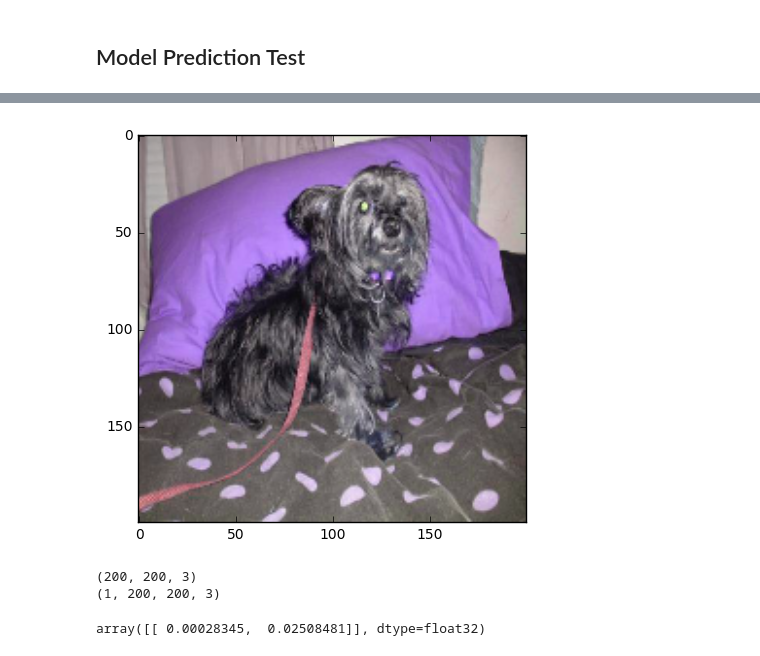
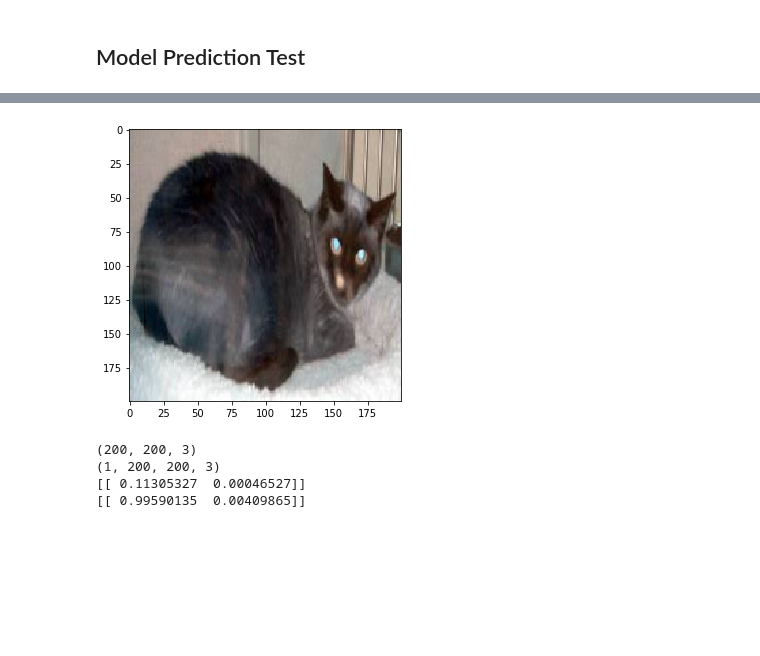
Before and after one commit to zwh42/DogVsCat, a Jupyter notebook: ModelPrediction.ipynb, the cells around one changed output, grey strips where cells are left out. Saved outputs shown, nothing was run; the diff lists cells and outputs as text; code cells hidden in the pictures; blank space fills up the shorter version.

```diff
--- a/ModelPrediction.ipynb
+++ b/ModelPrediction.ipynb
@@ -71,19 +72,23 @@ raw sample loaded.
 # %%
 
 
-img = cv2.imread(raw_samples[12500][1])
+img = cv2.imread(raw_samples[10][1])
 img = resize_image(img, (200, 200))
 plt.imshow(img)
 plt.show()
 
 img = np.asarray(img)
 print(img.shape)
 img = np.expand_dims(img, axis=0)
 print(img.shape)
 
-model.predict([img])
+predict_result = model.predict([img])
+print(predict_result)
+normalized_prediction = predict_result/np.sum(predict_result)
+print(normalized_prediction)
 # %% [output]
-[figure, old version]
+[figure, new version]
 (200, 200, 3)
 (1, 200, 200, 3)
+[[ 0.11305327  0.00046527]]
+[[ 0.99590135  0.00409865]]
-array([[ 0.00028345,  0.02508481]], dtype=float32)
```
Also changed, not shown: parts of 1 cell of this notebook, 1 other file.
